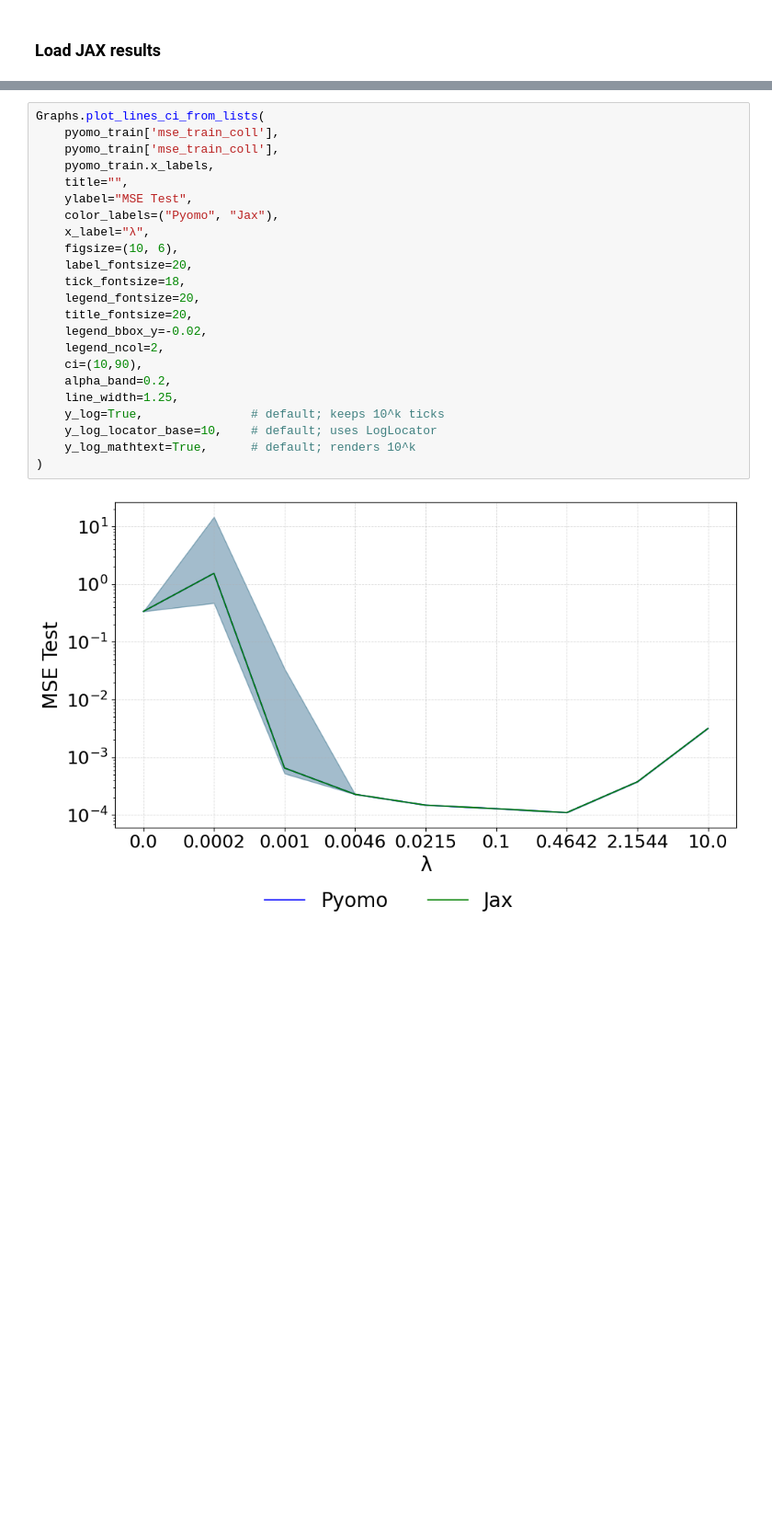
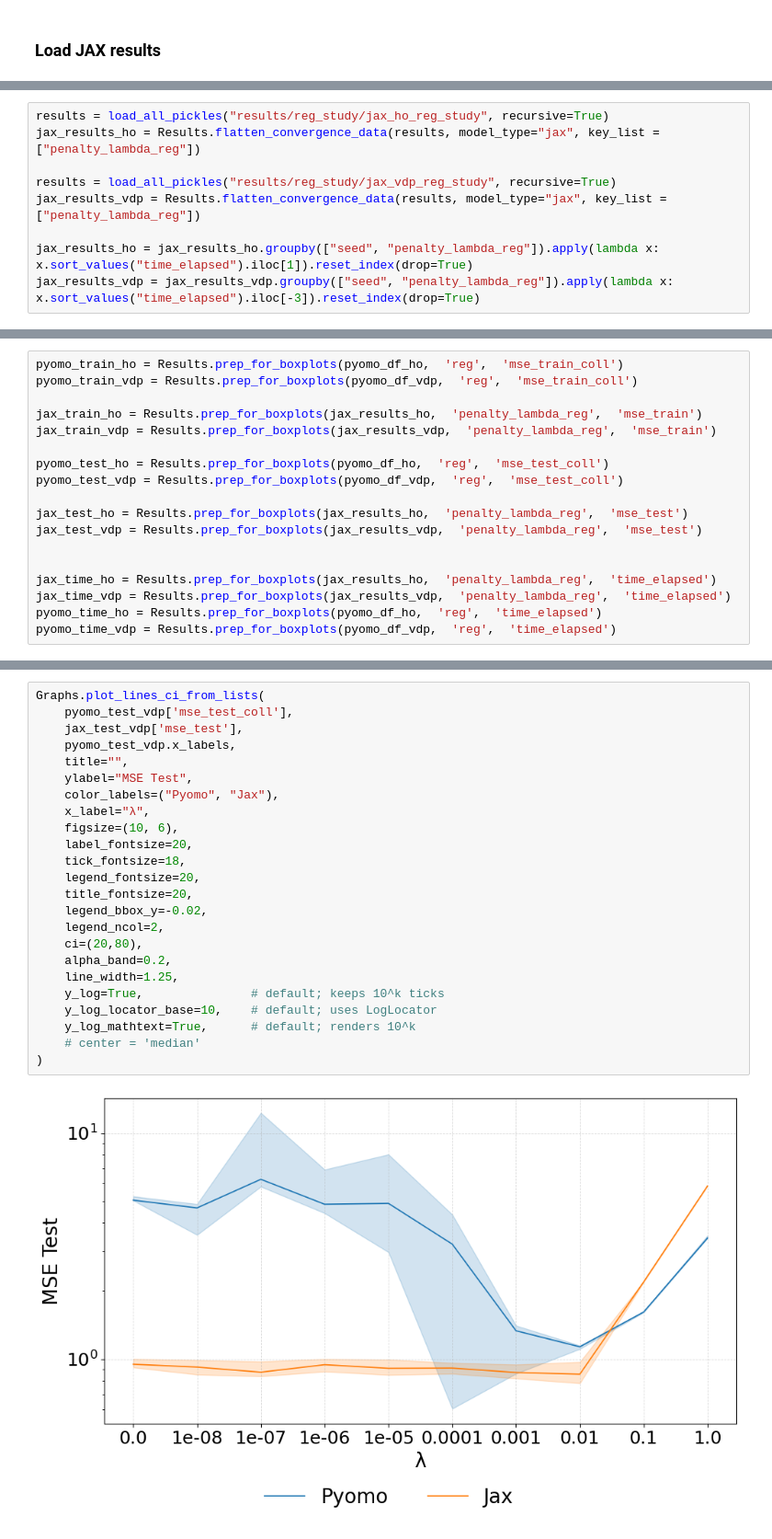
Before and after one commit to mariashapo/NODE, a Jupyter notebook: src/analysis/synthetic/reg_strength.ipynb, the cells around one changed output, grey strips where cells are left out. Shown at 92% size. Drawn from its saved outputs; the diff is of its cells as text; blank space fills up the shorter version.

```diff
--- a/src/analysis/synthetic/reg_strength.ipynb
+++ b/src/analysis/synthetic/reg_strength.ipynb
@@ -34,0 +55,9 @@ Loaded 17 files from results/study_ho_reg/pyomo_ho_241225
+# %%
+results = load_all_pickles("results/reg_study/jax_ho_reg_study", recursive=True)
+jax_results_ho = Results.flatten_convergence_data(results, model_type="jax", key_list = ["penalty_lambda_reg"])
+
+results = load_all_pickles("results/reg_study/jax_vdp_reg_study", recursive=True)
+jax_results_vdp = Results.flatten_convergence_data(results, model_type="jax", key_list = ["penalty_lambda_reg"])
+
+jax_results_ho = jax_results_ho.groupby(["seed", "penalty_lambda_reg"]).apply(lambda x: x.sort_values("time_elapsed").iloc[1]).reset_index(drop=True)
+jax_results_vdp = jax_results_vdp.groupby(["seed", "penalty_lambda_reg"]).apply(lambda x: x.sort_values("time_elapsed").iloc[-3]).reset_index(drop=True)
@@ -41,0 +89,18 @@ pyomo_train = Results.prep_for_boxplots(pyomo_df,  'reg',  'mse_train_coll')
+# %%
+pyomo_train_ho = Results.prep_for_boxplots(pyomo_df_ho,  'reg',  'mse_train_coll')
+pyomo_train_vdp = Results.prep_for_boxplots(pyomo_df_vdp,  'reg',  'mse_train_coll')
+
+jax_train_ho = Results.prep_for_boxplots(jax_results_ho,  'penalty_lambda_reg',  'mse_train')
+jax_train_vdp = Results.prep_for_boxplots(jax_results_vdp,  'penalty_lambda_reg',  'mse_train')
+
+pyomo_test_ho = Results.prep_for_boxplots(pyomo_df_ho,  'reg',  'mse_test_coll')
+pyomo_test_vdp = Results.prep_for_boxplots(pyomo_df_vdp,  'reg',  'mse_test_coll')
+
+jax_test_ho = Results.prep_for_boxplots(jax_results_ho,  'penalty_lambda_reg',  'mse_test')
+jax_test_vdp = Results.prep_for_boxplots(jax_results_vdp,  'penalty_lambda_reg',  'mse_test')
+
+
+jax_time_ho = Results.prep_for_boxplots(jax_results_ho,  'penalty_lambda_reg',  'time_elapsed')
+jax_time_vdp = Results.prep_for_boxplots(jax_results_vdp,  'penalty_lambda_reg',  'time_elapsed')
+pyomo_time_ho = Results.prep_for_boxplots(pyomo_df_ho,  'reg',  'time_elapsed')
+pyomo_time_vdp = Results.prep_for_boxplots(pyomo_df_vdp,  'reg',  'time_elapsed')
@@ -59,26 +228,27 @@ Graphs.plot_boxplots_custom(pyomo_train['mse_train_coll'], pyomo_train['mse_trai
 # %%
 Graphs.plot_lines_ci_from_lists(
-    pyomo_train['mse_train_coll'],
-    pyomo_train['mse_train_coll'],
-    pyomo_train.x_labels,
+    pyomo_test_vdp['mse_test_coll'],
+    jax_test_vdp['mse_test'],
+    pyomo_test_vdp.x_labels,
     title="",
     ylabel="MSE Test",
     color_labels=("Pyomo", "Jax"),
     x_label="λ",
     figsize=(10, 6),
     label_fontsize=20,
     tick_fontsize=18,
     legend_fontsize=20,
     title_fontsize=20,
     legend_bbox_y=-0.02,
     legend_ncol=2,
-    ci=(10,90),
+    ci=(20,80),
     alpha_band=0.2,
     line_width=1.25,
     y_log=True,               # default; keeps 10^k ticks
     y_log_locator_base=10,    # default; uses LogLocator
     y_log_mathtext=True,      # default; renders 10^k
+    # center = 'median'
 )
 # %% [output]
-[figure, old version]
+[figure, new version]
 <Axes: xlabel='λ', ylabel='MSE Test'>
```
Also changed, not shown: parts of 17 cells of this notebook, 8 other files.
